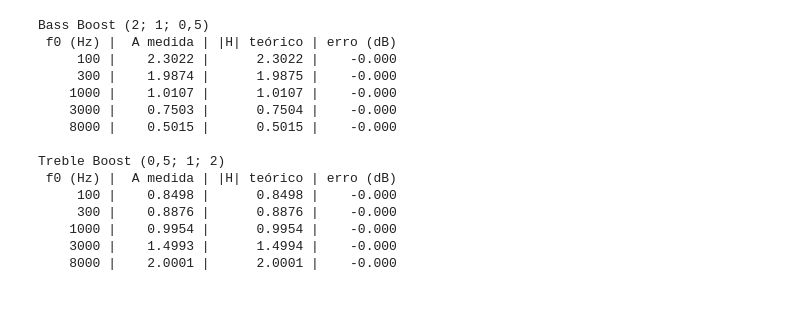
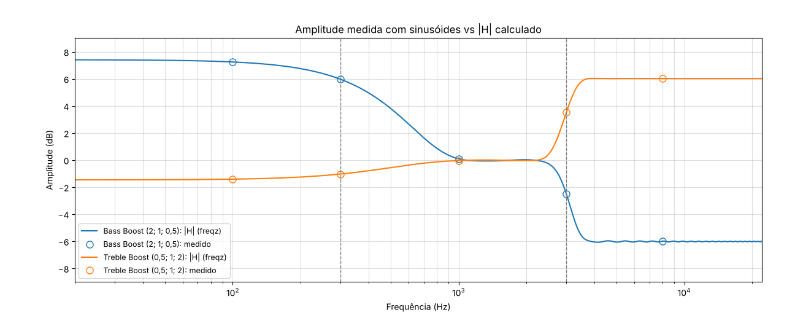
Before and after one commit to TeeVee304/psm-tp1-49774-51811, a Jupyter notebook: parteA/PSM_2627_TP1_ParteA.ipynb, the cells around one changed output. Saved outputs shown, nothing was run; the diff lists cells and outputs as text; code cells hidden in the pictures; blank space fills up the shorter version.

```diff
--- a/parteA/PSM_2627_TP1_ParteA.ipynb
+++ b/parteA/PSM_2627_TP1_ParteA.ipynb
@@ -202,26 +175,0 @@ A célula seguinte mede a transição do passa-alto (de −50 dB a −0,1 dB) pa
-# %%
-def largura_transicao_pa(h, fs=Fs, n=1 << 16):
-    # Mede a transição de um passa-alto: de onde |H| sobe acima de -50 dB até onde chega a -0.1 dB.
-    f, H = freqz(h, worN=n, fs=fs)
-    HdB = db(H)
-    f_rej = f[np.where(HdB < -50)[0].max()]    # última frequência ainda em rejeição
-    f_pas = f[np.argmax((HdB > -0.1) & (f > f_rej))]
-    return f_rej, f_pas, f_pas - f_rej
-
-for Lt in (101, 201, 401):
-    h_t = firwin(Lt, fc2, fs=Fs, pass_zero=False)
-    f_rej, f_pas, df = largura_transicao_pa(h_t)
-    print(f'L = {Lt:3d}: transição medida {f_rej:6.0f} -> {f_pas:6.0f} Hz  (Δf = {df:5.0f} Hz) | '
-          f'teórico 3,3·Fs/L = {3.3*Fs/Lt:5.0f} Hz')
-
-fig, ax = plt.subplots(figsize=(12, 4.5))
-for Lt in (101, 201, 401):
-    h_t = firwin(Lt, fc1, fs=Fs)
-    f, H = freqz(h_t, worN=NPTS, fs=Fs)
-    ax.semilogx(f[1:], db(H[1:]), lw=2 if Lt == L else 1.2, label=f'Passa-baixo {fc1} Hz, L = {Lt}')
-ax.axvline(fc1, color='gray', ls='--', lw=1)
-ax.set_xlim(20, 5000); ax.set_ylim(-90, 5)
-ax.set_xlabel('Frequência (Hz)'); ax.set_ylabel('|H| (dB)')
-ax.set_title('Seletividade do passa-baixo em função do número de coeficientes')
-ax.grid(True, which='both', alpha=0.4); ax.legend()
-plt.tight_layout(); plt.show()
@@ -374,29 +250,14 @@ Num SLIT, uma sinusóide sai com a mesma frequência, com a amplitude multiplica
 # %%
 t = np.arange(Fs) / Fs          # 1 segundo
-f_tons = [100, 300, 1000, 3000, 8000]
+tone_freqs = [100, 300, 1000, 3000, 8000]
 
-for ganhos, nome in CONFIGS[1:]:   # Bass Boost e Treble Boost
-    print(f'\n{nome}')
-    print(f'{"f0 (Hz)":>8s} | {"A medida":>9s} | {"|H| teórico":>11s} | {"erro (dB)":>9s}')
-    _, H_teo = freqz(h_equalizador(*ganhos), worN=f_tons, fs=Fs)
-    for f0, Ht in zip(f_tons, H_teo):
-        x_tom = np.sin(2 * np.pi * f0 * t)
-        y_tom = equalizador(x_tom, *ganhos)
-        A = np.max(np.abs(y_tom[2 * L:]))           # ignora o transitório inicial
-        print(f'{f0:8d} | {A:9.4f} | {abs(Ht):11.4f} | {db(A) - db(Ht):9.3f}')
+fig, ax = plt.subplots(figsize=(12, 5))
+for k, (gains, name) in enumerate(CONFIGS):
+    A = [np.max(np.abs(equalizer(np.sin(2 * np.pi * f0 * t), *gains)[2 * L:]))   # sem o transitório
+         for f0 in tone_freqs]
+    ax.plot(*freq_response_db(equalizer_ir(*gains)), lw=1.5, color=f'C{k}', label=f'{name}: |H| (freqz)')
+    ax.plot(tone_freqs, db(np.array(A)), 'o', ms=8, mfc='none', color=f'C{k}', label=f'{name}: medido')
+format_freq_axis(ax, 'Amplitude medida com sinusóides vs |H| calculado', ylim=(-9, 9))
+plt.tight_layout(); plt.show()
 # %% [output]
-Bass Boost (2; 1; 0,5)
- f0 (Hz) |  A medida | |H| teórico | erro (dB)
-     100 |    2.3022 |      2.3022 |    -0.000
-     300 |    1.9874 |      1.9875 |    -0.000
-    1000 |    1.0107 |      1.0107 |    -0.000
-    3000 |    0.7503 |      0.7504 |    -0.000
-    8000 |    0.5015 |      0.5015 |    -0.000
-
-Treble Boost (0,5; 1; 2)
- f0 (Hz) |  A medida | |H| teórico | erro (dB)
-     100 |    0.8498 |      0.8498 |    -0.000
-     300 |    0.8876 |      0.8876 |    -0.000
-    1000 |    0.9954 |      0.9954 |    -0.000
-    3000 |    1.4993 |      1.4994 |    -0.000
-    8000 |    2.0001 |      2.0001 |    -0.000
+[figure, added]
```
Also changed, not shown: parts of 39 cells of this notebook.
